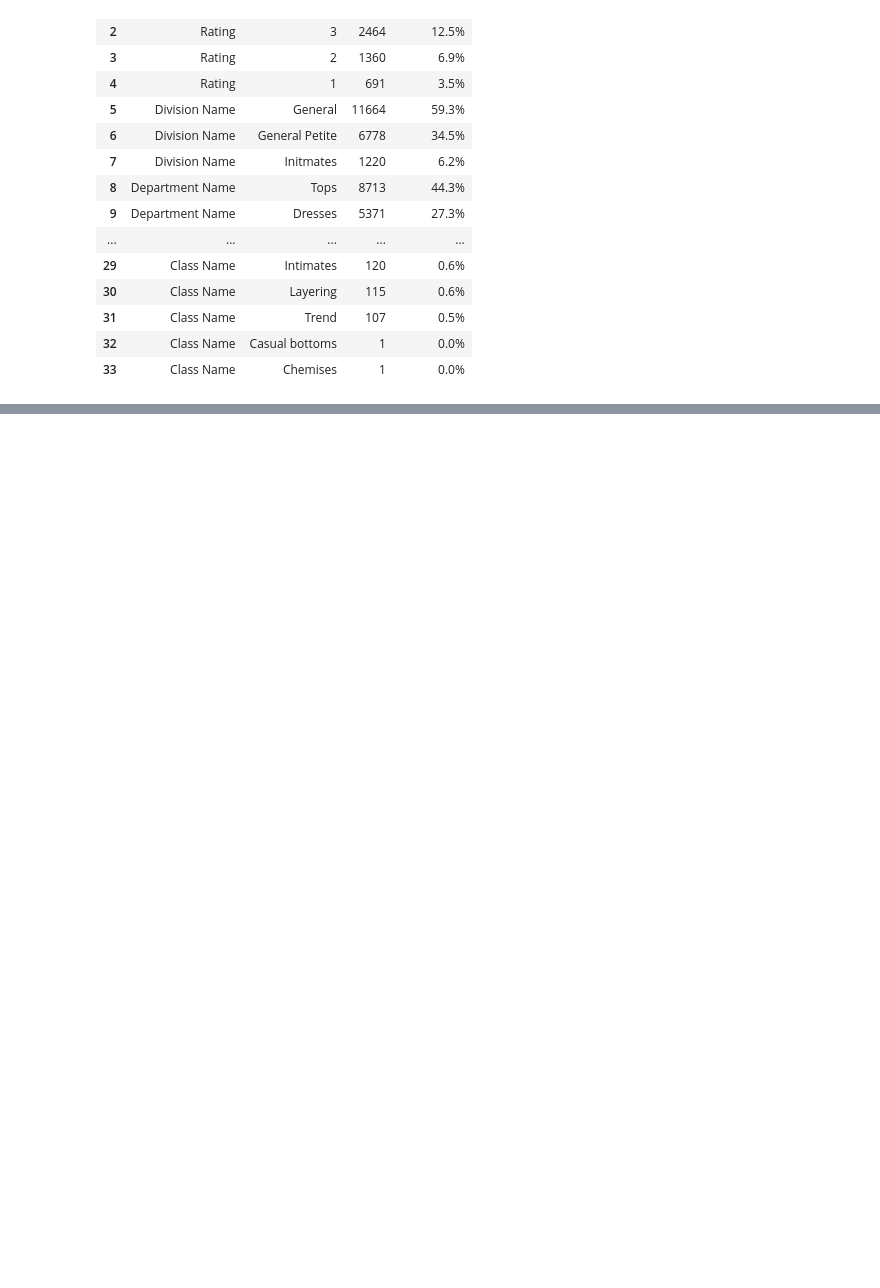
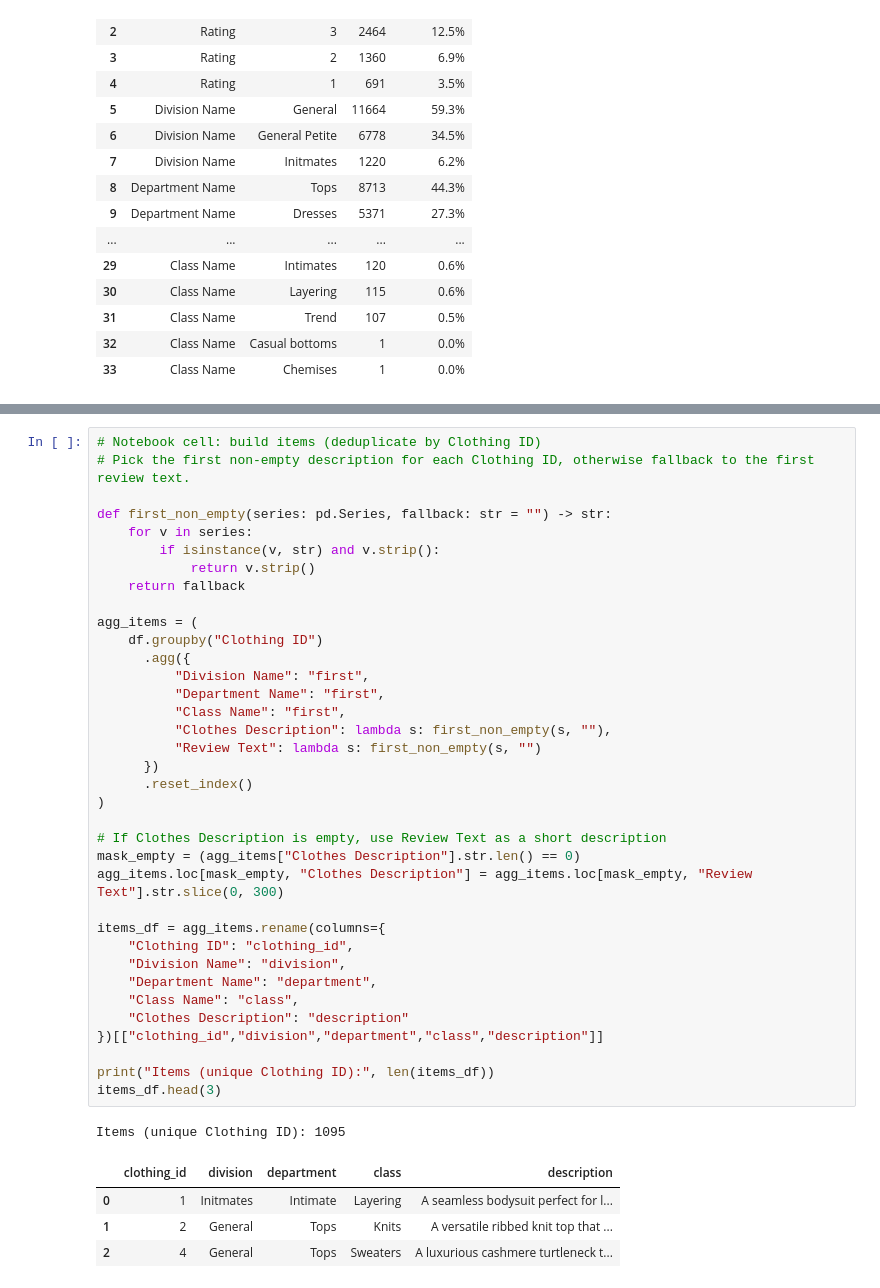
Before and after one commit to vkquanghd/Clothing_Recomend_App, a Jupyter notebook: notebooks/preprocessing.ipynb, the cells around one changed output, grey strips where cells are left out. Cells and saved outputs as stored; diff of their text form; blank space fills up the shorter version.

```diff
--- a/notebooks/preprocessing.ipynb
+++ b/notebooks/preprocessing.ipynb
@@ -202,0 +397,42 @@ display(summary_table)
+# %%
+# Notebook cell: build items (deduplicate by Clothing ID)
+# Pick the first non-empty description for each Clothing ID, otherwise fallback to the first review text.
+
+def first_non_empty(series: pd.Series, fallback: str = "") -> str:
+    for v in series:
+        if isinstance(v, str) and v.strip():
+            return v.strip()
+    return fallback
+
+agg_items = (
+    df.groupby("Clothing ID")
+      .agg({
+          "Division Name": "first",
+          "Department Name": "first",
+          "Class Name": "first",
+          "Clothes Description": lambda s: first_non_empty(s, ""),
+          "Review Text": lambda s: first_non_empty(s, "")
+      })
+      .reset_index()
+)
+
+# If Clothes Description is empty, use Review Text as a short description
+mask_empty = (agg_items["Clothes Description"].str.len() == 0)
+agg_items.loc[mask_empty, "Clothes Description"] = agg_items.loc[mask_empty, "Review Text"].str.slice(0, 300)
+
+items_df = agg_items.rename(columns={
+    "Clothing ID": "clothing_id",
+    "Division Name": "division",
+    "Department Name": "department",
+    "Class Name": "class",
+    "Clothes Description": "description"
+})[["clothing_id","division","department","class","description"]]
+
+print("Items (unique Clothing ID):", len(items_df))
+items_df.head(3)
+# %% [output]
+Items (unique Clothing ID): 1095
+|  | clothing_id | division | department | class | description |
+| 0 | 1 | Initmates | Intimate | Layering | A seamless bodysuit perfect for l... |
+| 1 | 2 | General | Tops | Knits | A versatile ribbed knit top that ... |
+| 2 | 4 | General | Tops | Sweaters | A luxurious cashmere turtleneck t... |
```
Also changed, not shown: parts of 8 cells of this notebook, 45 other files.
